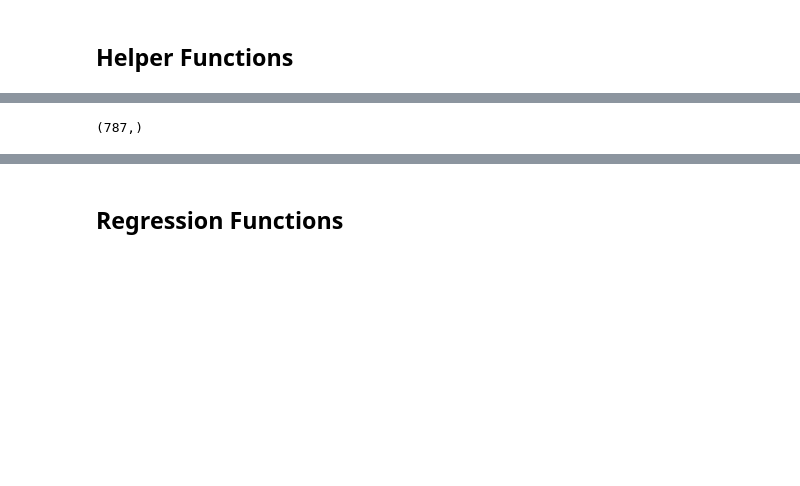
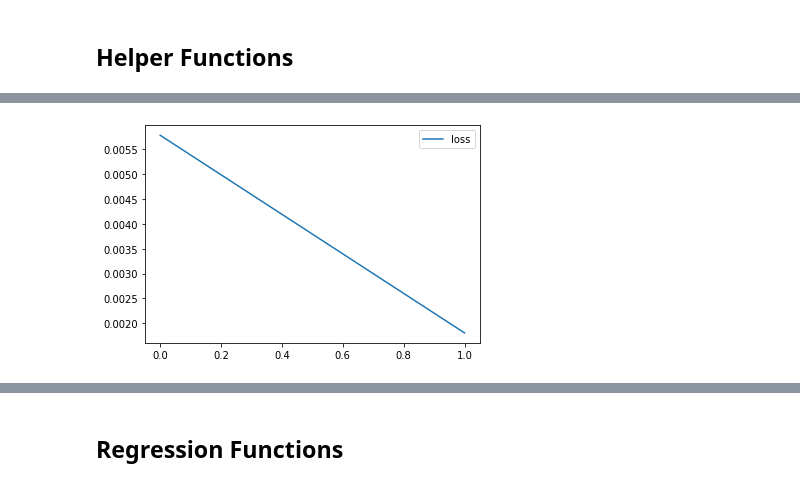
Before and after one commit to geoskimoto/SNOTEL-regression-null-estimating-tool, a Jupyter notebook: Regression&RNN_AWDB.ipynb, the cells around one changed output, grey strips where cells are left out. Saved outputs shown, nothing was run; the diff lists cells and outputs as text; code cells hidden in the pictures; blank space fills up the shorter version.

```diff
--- a/Regression&RNN_AWDB.ipynb
+++ b/Regression&RNN_AWDB.ipynb
@@ -230,2 +342,2 @@ class RNN2():
 # %%
-model = RNN2(['507:WA:SNTL'], 'PREC','01/01/2018','02/26/2020')
+model = RNN2(['507:WA:SNTL'], 'WTEQ','01/01/2018','02/26/2020')
@@ -232,4 +348,4 @@ model = RNN2(['507:WA:SNTL'], 'PREC','01/01/2018','02/26/2020')
 # %%
-model.traintestsplit(10)
+model.traintestsplit()
 # %%
 model.scale_data()
@@ -308,4 +385,3 @@ df = getData(['507:WA:SNTL'], 'PREC','01/01/2018','02/26/2020')
-# %%
-df.shape
-# %% [output]
-(787,)
+# %%
+model.fit()
+# %% [output]
@@ -311,0 +392 @@ df.shape
+[figure, added]
```
Also changed, not shown: parts of 17 cells of this notebook.
